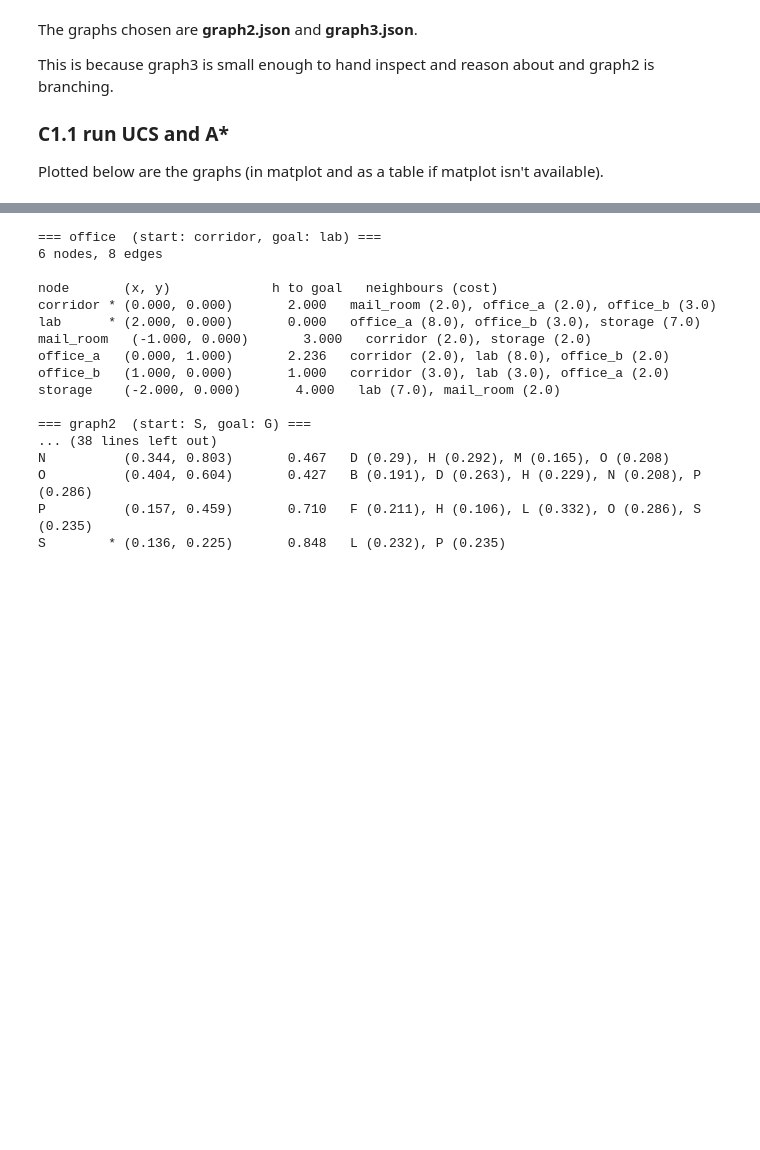
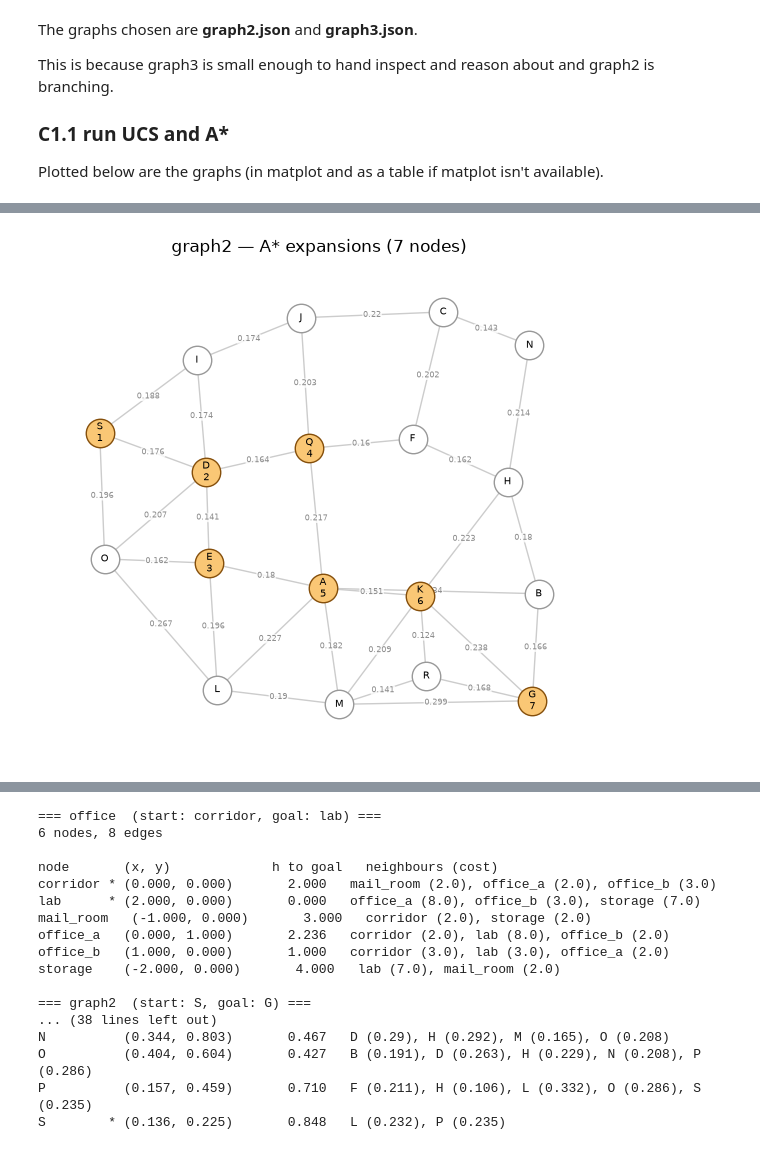
Before and after one commit to troyjcoleman/9414-AI, a Jupyter notebook: Assignments/Assignment_1/Solution/z5742721_assignment1.ipynb, the cells around one changed output, grey strips where cells are left out. Drawn from its saved outputs; the diff is of its cells as text; code cells hidden in the pictures; blank space fills up the shorter version.

```diff
--- a/Assignments/Assignment_1/Solution/z5742721_assignment1.ipynb
+++ b/Assignments/Assignment_1/Solution/z5742721_assignment1.ipynb
@@ -413,0 +593,10 @@ plot_expansions(problems["graph2"], ucs_result["expanded_order"],
+# %%
+astar_result = solve_graph(problems["graph2"], "astar")
+plot_expansions(
+    problems["graph2"],
+    astar_result["expanded_order"],
+    title="graph2 — A* expansions (7 nodes)",
+    fname="partC_graph2_astar_expansions.png",
+)
+# %% [output]
+[figure, added]
```
Also changed, not shown: parts of 24 cells of this notebook, 12 other files.
